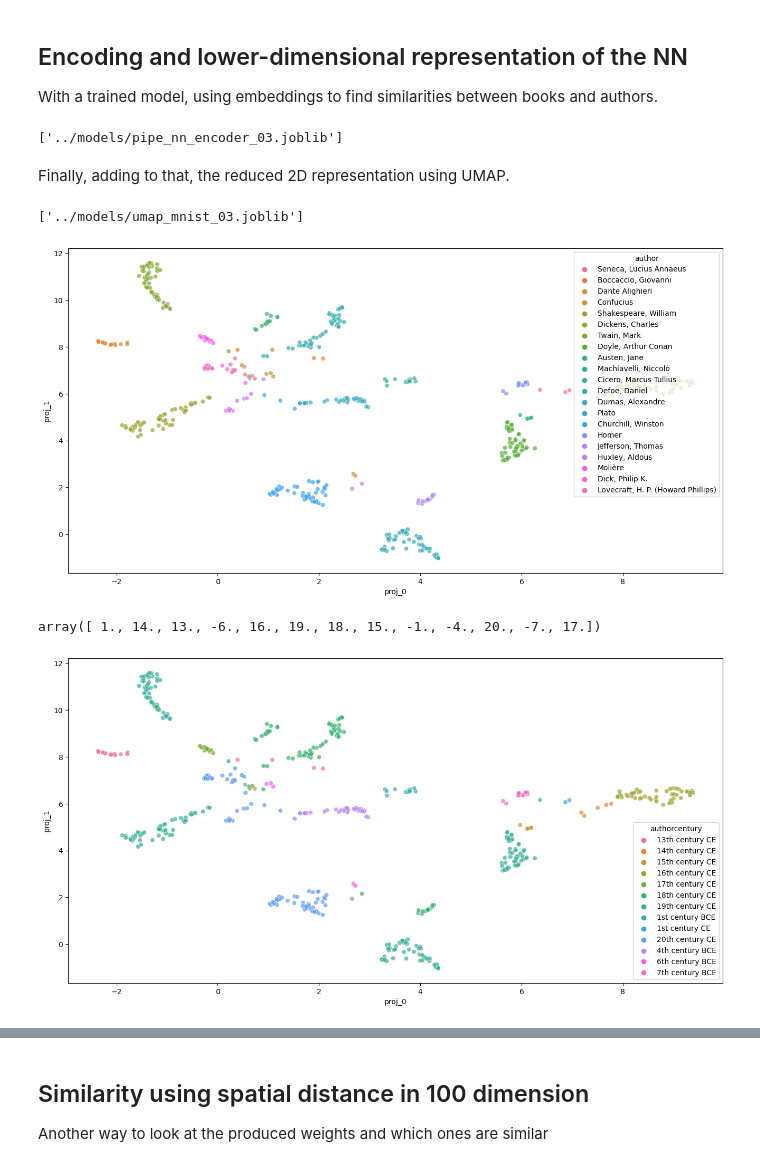
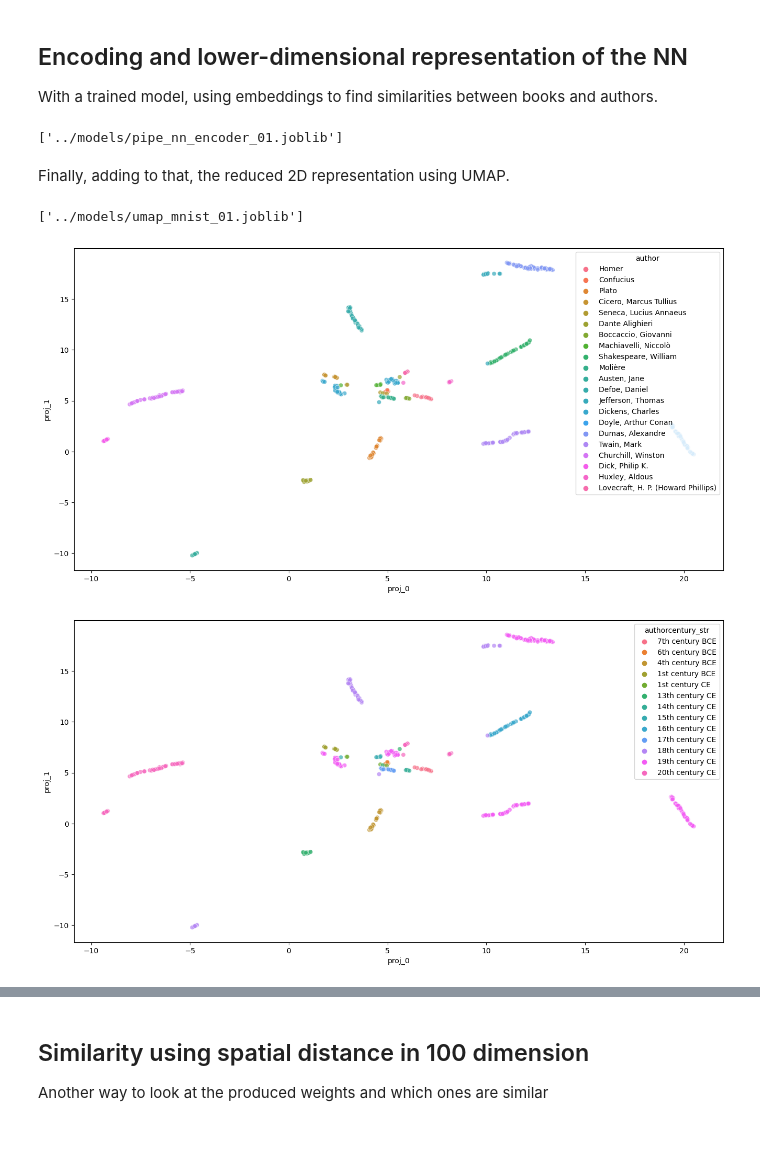
Before and after one commit to tomoumer/discovery_of_writing_differences, a Jupyter notebook: notebooks/nn_predictions.ipynb, the cells around one changed output, grey strips where cells are left out. Drawn from its saved outputs; the diff is of its cells as text; code cells hidden in the pictures; blank space fills up the shorter version.

Commit message:
fixes to the model and updates tothe app

```diff
--- a/notebooks/nn_predictions.ipynb
+++ b/notebooks/nn_predictions.ipynb
@@ -46,7 +43,0 @@ Next, extract authors, create dictionary to convert authors name to numeric valu
-# %%
-select_authors = list(library_select.sort_values(by='authorcentury')['author'].unique())
-
-authors_to_num = {select_authors[i]: i for i in range(len(select_authors))}
-#num_to_authors = {v: k for k, v in authors_to_num.items()}
-
-library_select['author_num'] = library_select['author'].map(authors_to_num)
@@ -62,7 +81,7 @@ X_train, X_test, y_train, y_test = train_test_split(X, y, test_size=0.2, random_
 # %%
 pipe_nn = Pipeline(
     steps = [
-        ('vect', TfidfVectorizer(min_df=2, max_df=0.5, ngram_range=(1,2))),
+        ('vect', TfidfVectorizer(min_df=1, max_df=0.5, ngram_range=(1,1))),
         ('scaler', MaxAbsScaler()),  #this is needed in order to make it converge in a reasonable time!
         ('nn', MLPClassifier(verbose = True,
                              hidden_layer_sizes = (100, 100),
@@ -154,9 +173,9 @@ nn_represent = pipe_nn_encoder.predict(library_select['book_content'])
 # %%
 # to save the encoder
 # had more models but removed after fixing index
-# dump(pipe_nn_encoder, '../models/pipe_nn_encoder_03.joblib') # limited to 50 books
+dump(pipe_nn_encoder, '../models/pipe_nn_encoder_01.joblib') # limited to 50 books
 # %% [output]
-['../models/pipe_nn_encoder_03.joblib']
+['../models/pipe_nn_encoder_01.joblib']
 # %% [markdown]
 Finally, adding to that, the reduced 2D representation using UMAP.
 # %%
@@ -167,9 +186,9 @@ umap_projection = umap_mnist.transform(nn_represent)
 # %%
 # to save the umap representation
 # had more models but removed after removing index books
-# dump(umap_mnist, '../models/umap_mnist_03.joblib')
+dump(umap_mnist, '../models/umap_mnist_01.joblib')
 # %% [output]
-['../models/umap_mnist_03.joblib']
+['../models/umap_mnist_01.joblib']
 # %%
 # convert the 100 dimensional vector of neuron weights into dataframe
 library_select_represent = pd.DataFrame(nn_represent, columns=[f'dim_{x}' for x in range(100)])
@@ -180,7 +199,7 @@ library_select_proj = pd.DataFrame(umap_projection, columns=[f'proj_{x}' for x i
 # concatenate together with some info from the original df. at this point, for this notebook won't be needing the book texts anymore
 # I'll create a new notebook for NN from a different package
 library_select = pd.concat([
-    library_select[['id','title','author','authorcentury']],
+    library_select[['id','title','author','authorcentury_str']],
     library_select_proj.set_index(library_select.index),
     library_select_represent.set_index(library_select.index)],
     axis=1)
@@ -195,8 +214,4 @@ sns.scatterplot(data=library_select, x='proj_0', y='proj_1',
                 hue = 'author',
                alpha = 0.7);
 # %% [output]
-[figure, old version]
+[figure, new version]
-# %%
-library_select['authorcentury'].unique()
-# %% [output]
-array([ 1., 14., 13., -6., 16., 19., 18., 15., -1., -4., 20., -7., 17.])
@@ -230,12 +218,10 @@ def annotate_century(num_century):
-# %%
-library_select['authorcentury'] = library_select['authorcentury'].apply(annotate_century)
 # %%
 plt.figure(figsize = (16,8))
 sns.scatterplot(data=library_select, x='proj_0', y='proj_1',
-                hue = library_select['authorcentury'].astype('category'),
+                hue = library_select['authorcentury_str'],
                alpha = 0.7);
 # %% [output]
-[figure, old version]
+[figure, new version]
 # %%
 # make a copy -- personal note: important to use copy!! otherwise, it's just a view of the original dataframe
 # and that gives warnings in the following two parts
```
Also changed, not shown: parts of 27 cells of this notebook, 8 other files.
